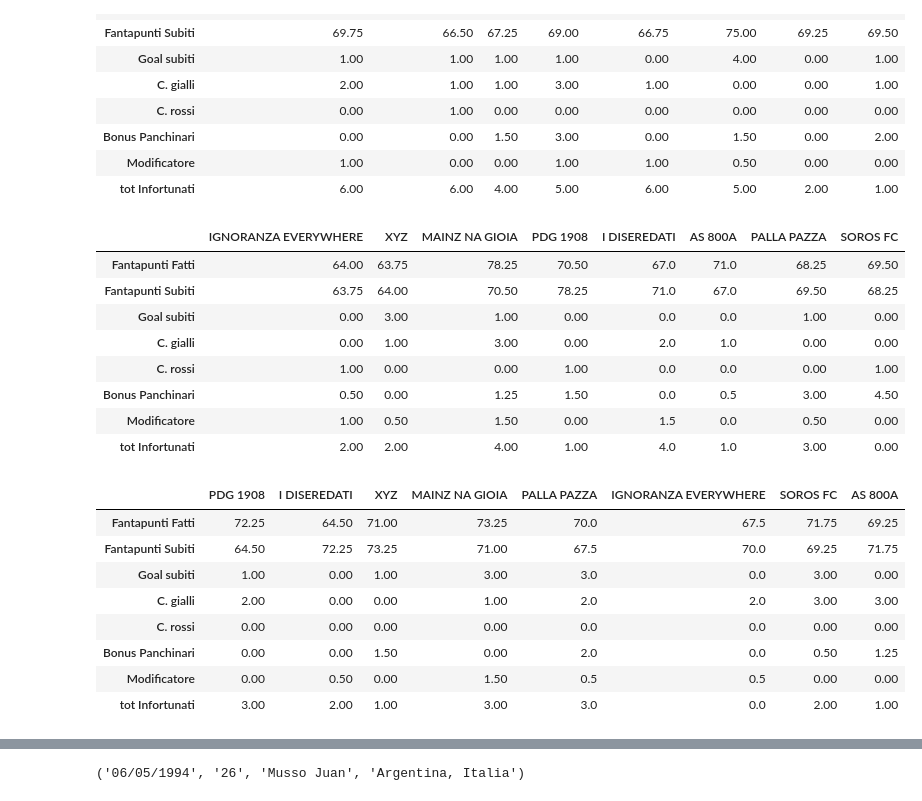
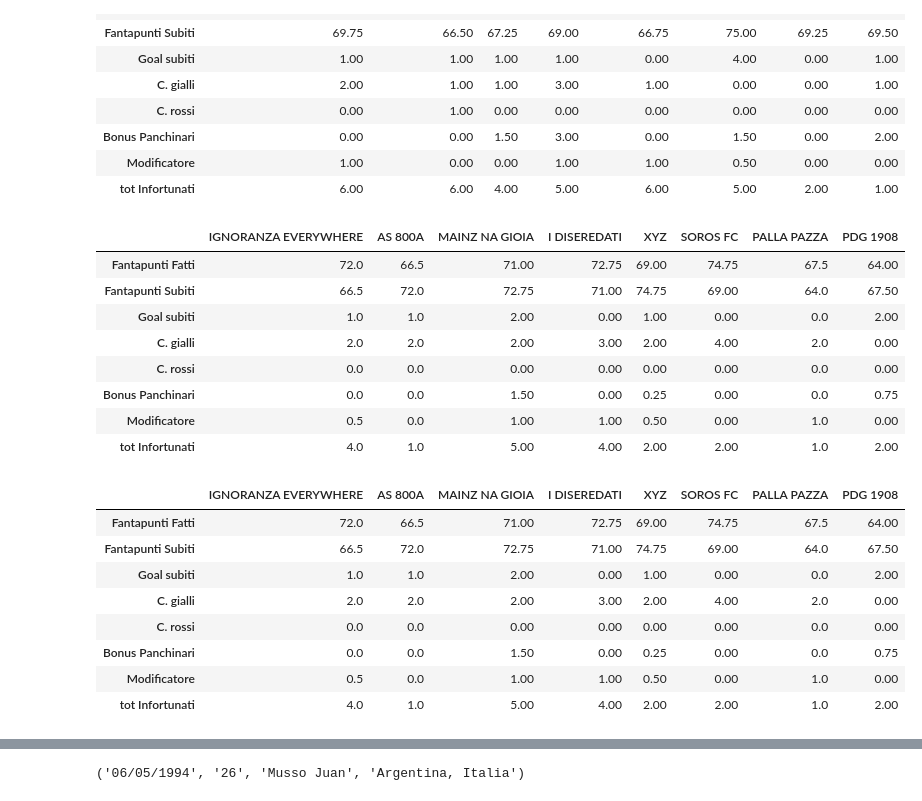
Before and after one commit to lucaagozzino/Fantapalla_simulazioni, a Jupyter notebook: IGNOBEL/IGNOBEL.ipynb, the cells around one changed output, grey strips where cells are left out. Saved outputs shown, nothing was run; the diff lists cells and outputs as text; code cells hidden in the pictures.

```diff
--- a/IGNOBEL/IGNOBEL.ipynb
+++ b/IGNOBEL/IGNOBEL.ipynb
@@ -73,16 +73,16 @@ tot
 | Modificatore | 1.00 | 0.00 | 0.00 | 1.00 | 1.00 | 0.50 | 0.00 | 0.00 |
 | tot Infortunati | 6.00 | 6.00 | 4.00 | 5.00 | 6.00 | 5.00 | 2.00 | 1.00 |
 # %%
-tot = IGNOBEL_tot(giornata=17)
+tot = IGNOBEL_tot(giornata=19)
 tot
 # %% [output]
-|  | IGNORANZA EVERYWHERE | XYZ | MAINZ NA GIOIA | PDG 1908 | I DISEREDATI | AS 800A | PALLA PAZZA | SOROS FC |
-| Fantapunti Fatti | 64.00 | 63.75 | 78.25 | 70.50 | 67.0 | 71.0 | 68.25 | 69.50 |
-| Fantapunti Subiti | 63.75 | 64.00 | 70.50 | 78.25 | 71.0 | 67.0 | 69.50 | 68.25 |
-| Goal subiti | 0.00 | 3.00 | 1.00 | 0.00 | 0.0 | 0.0 | 1.00 | 0.00 |
-| C. gialli | 0.00 | 1.00 | 3.00 | 0.00 | 2.0 | 1.0 | 0.00 | 0.00 |
-| C. rossi | 1.00 | 0.00 | 0.00 | 1.00 | 0.0 | 0.0 | 0.00 | 1.00 |
-| Bonus Panchinari | 0.50 | 0.00 | 1.25 | 1.50 | 0.0 | 0.5 | 3.00 | 4.50 |
-| Modificatore | 1.00 | 0.50 | 1.50 | 0.00 | 1.5 | 0.0 | 0.50 | 0.00 |
-| tot Infortunati | 2.00 | 2.00 | 4.00 | 1.00 | 4.0 | 1.0 | 3.00 | 0.00 |
+|  | IGNORANZA EVERYWHERE | AS 800A | MAINZ NA GIOIA | I DISEREDATI | XYZ | SOROS FC | PALLA PAZZA | PDG 1908 |
+| Fantapunti Fatti | 72.0 | 66.5 | 71.00 | 72.75 | 69.00 | 74.75 | 67.5 | 64.00 |
+| Fantapunti Subiti | 66.5 | 72.0 | 72.75 | 71.00 | 74.75 | 69.00 | 64.0 | 67.50 |
+| Goal subiti | 1.0 | 1.0 | 2.00 | 0.00 | 1.00 | 0.00 | 0.0 | 2.00 |
+| C. gialli | 2.0 | 2.0 | 2.00 | 3.00 | 2.00 | 4.00 | 2.0 | 0.00 |
+| C. rossi | 0.0 | 0.0 | 0.00 | 0.00 | 0.00 | 0.00 | 0.0 | 0.00 |
+| Bonus Panchinari | 0.0 | 0.0 | 1.50 | 0.00 | 0.25 | 0.00 | 0.0 | 0.75 |
+| Modificatore | 0.5 | 0.0 | 1.00 | 1.00 | 0.50 | 0.00 | 1.0 | 0.00 |
+| tot Infortunati | 4.0 | 1.0 | 5.00 | 4.00 | 2.00 | 2.00 | 1.0 | 2.00 |
 # %%
@@ -90,16 +90,16 @@ tot.to_pickle("Dati_storici/Giornata_17.pkl")
 # %%
-G = pd.read_pickle("Dati_storici/Giornata_16.pkl")
+G = pd.read_pickle("Dati_storici/Giornata_19.pkl")
 G
 # %% [output]
-|  | PDG 1908 | I DISEREDATI | XYZ | MAINZ NA GIOIA | PALLA PAZZA | IGNORANZA EVERYWHERE | SOROS FC | AS 800A |
-| Fantapunti Fatti | 72.25 | 64.50 | 71.00 | 73.25 | 70.0 | 67.5 | 71.75 | 69.25 |
-| Fantapunti Subiti | 64.50 | 72.25 | 73.25 | 71.00 | 67.5 | 70.0 | 69.25 | 71.75 |
-| Goal subiti | 1.00 | 0.00 | 1.00 | 3.00 | 3.0 | 0.0 | 3.00 | 0.00 |
-| C. gialli | 2.00 | 0.00 | 0.00 | 1.00 | 2.0 | 2.0 | 3.00 | 3.00 |
-| C. rossi | 0.00 | 0.00 | 0.00 | 0.00 | 0.0 | 0.0 | 0.00 | 0.00 |
-| Bonus Panchinari | 0.00 | 0.00 | 1.50 | 0.00 | 2.0 | 0.0 | 0.50 | 1.25 |
-| Modificatore | 0.00 | 0.50 | 0.00 | 1.50 | 0.5 | 0.5 | 0.00 | 0.00 |
-| tot Infortunati | 3.00 | 2.00 | 1.00 | 3.00 | 3.0 | 0.0 | 2.00 | 1.00 |
+|  | IGNORANZA EVERYWHERE | AS 800A | MAINZ NA GIOIA | I DISEREDATI | XYZ | SOROS FC | PALLA PAZZA | PDG 1908 |
+| Fantapunti Fatti | 72.0 | 66.5 | 71.00 | 72.75 | 69.00 | 74.75 | 67.5 | 64.00 |
+| Fantapunti Subiti | 66.5 | 72.0 | 72.75 | 71.00 | 74.75 | 69.00 | 64.0 | 67.50 |
+| Goal subiti | 1.0 | 1.0 | 2.00 | 0.00 | 1.00 | 0.00 | 0.0 | 2.00 |
+| C. gialli | 2.0 | 2.0 | 2.00 | 3.00 | 2.00 | 4.00 | 2.0 | 0.00 |
+| C. rossi | 0.0 | 0.0 | 0.00 | 0.00 | 0.00 | 0.00 | 0.0 | 0.00 |
+| Bonus Panchinari | 0.0 | 0.0 | 1.50 | 0.00 | 0.25 | 0.00 | 0.0 | 0.75 |
+| Modificatore | 0.5 | 0.0 | 1.00 | 1.00 | 0.50 | 0.00 | 1.0 | 0.00 |
+| tot Infortunati | 4.0 | 1.0 | 5.00 | 4.00 | 2.00 | 2.00 | 1.0 | 2.00 |
 # %%
 #voti_all = scarica_voti(giornata = 3, stagione = '2020-21')
 #scarica il dataframe con tutti i voti direttamente da fantacalcio.it
```
Also changed, not shown: parts of 4 cells of this notebook, 22 other files.
